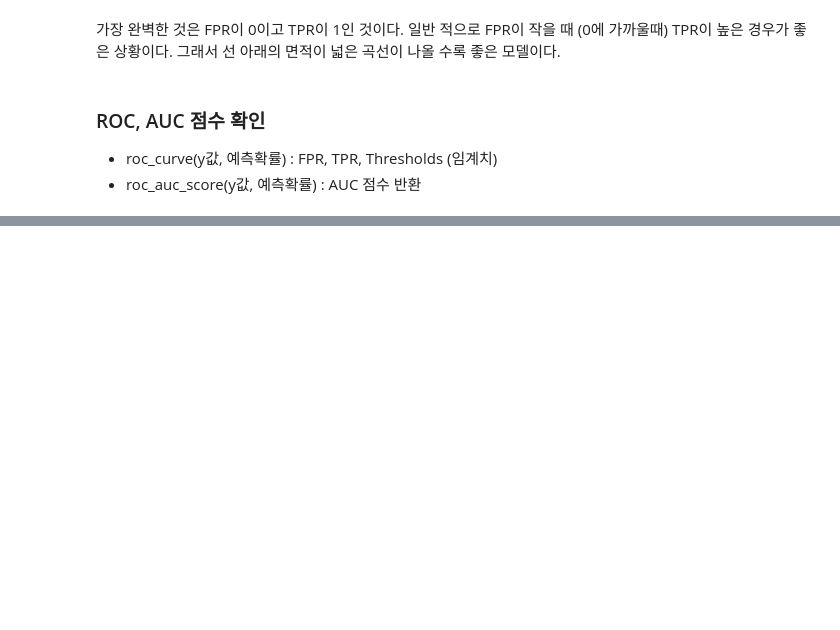
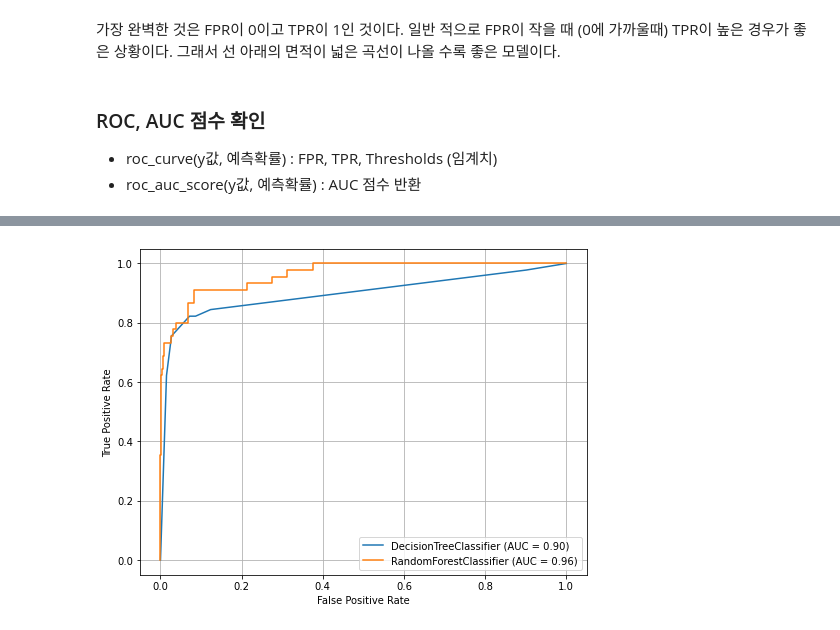
Before and after one commit to leejineui/Machine_Learning, a Jupyter notebook: 05_분류 평가지표1.ipynb, the cells around one changed output, grey strips where cells are left out. Cells and saved outputs as stored; diff of their text form; code cells hidden in the pictures; blank space fills up the shorter version.

```diff
--- a/05_분류 평가지표1.ipynb
+++ b/05_분류 평가지표1.ipynb
@@ -778,0 +849,9 @@ RandomForest AP Score 0.8486345312919419
+# %%
+#plot_roc_curve
+_, ax=plt.subplots(1,1, figsize=(8,6)) # 변수명 '_' : 사용하지 않겠다.
+plot_roc_curve(tree, X_test,y_test, ax=ax)
+plot_roc_curve(rf, X_test,y_test, ax= ax)
+plt.grid(True)
+plt.show()
+# %% [output]
+[figure, added]
```
Also changed, not shown: parts of 45 cells of this notebook, 5 other files.
